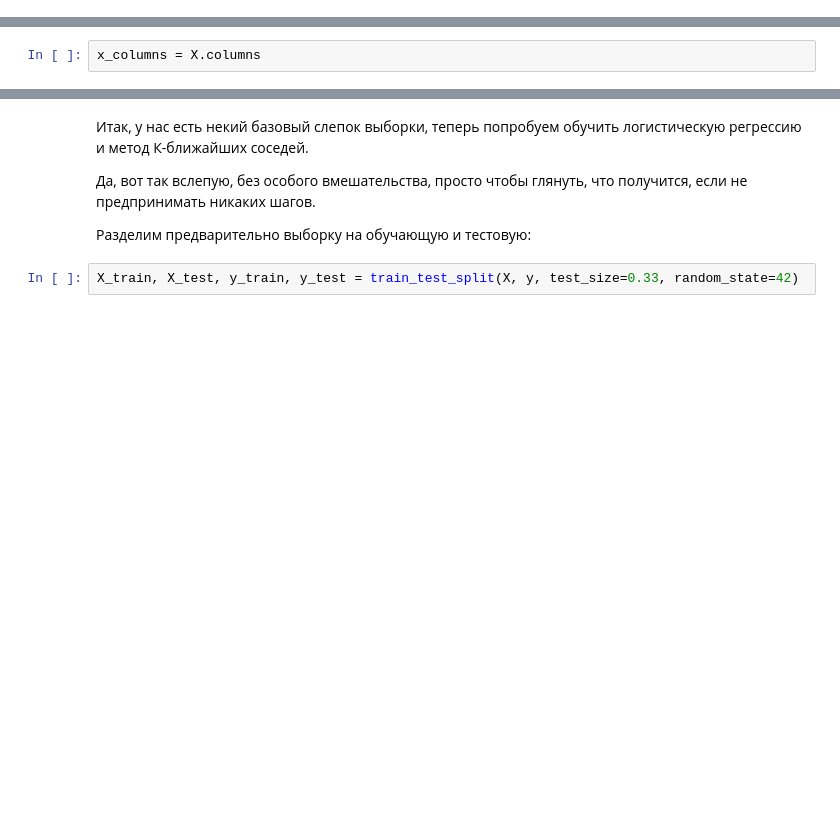
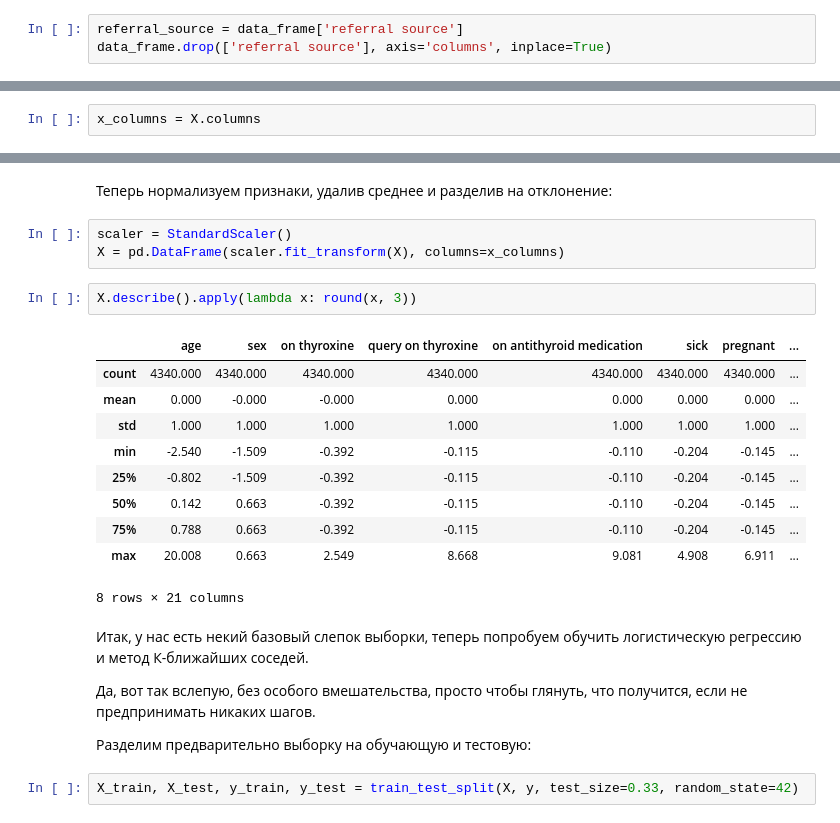
Before and after one commit to IooHooI/CLASSIFICATION_1, a Jupyter notebook: notebooks/SOLUTION.ipynb, the cells around one changed output, grey strips where cells are left out. Saved outputs shown, nothing was run; the diff lists cells and outputs as text; blank space fills up the shorter version.

```diff
--- a/notebooks/SOLUTION.ipynb
+++ b/notebooks/SOLUTION.ipynb
@@ -242,3 +309,6 @@ memory usage: 368.7+ KB
+# %%
+referral_source = data_frame['referral source']
+data_frame.drop(['referral source'], axis='columns', inplace=True)
 # %% [markdown]
 Отделим целевой признак (диагноз) от предикторов (первых 21 признаков):
 # %%
@@ -262,3 +373,21 @@ X.info()
+# %% [markdown]
+Теперь нормализуем признаки, удалив среднее и разделив на отклонение:
+# %%
+scaler = StandardScaler()
+X = pd.DataFrame(scaler.fit_transform(X), columns=x_columns)
+# %%
+X.describe().apply(lambda x: round(x, 3))
+# %% [output]
+|  | age | sex | on thyroxine | query on thyroxine | on antithyroid medication | sick | pregnant | ... |
+| count | 4340.000 | 4340.000 | 4340.000 | 4340.000 | 4340.000 | 4340.000 | 4340.000 | ... |
+| mean | 0.000 | -0.000 | -0.000 | 0.000 | 0.000 | 0.000 | 0.000 | ... |
+| std | 1.000 | 1.000 | 1.000 | 1.000 | 1.000 | 1.000 | 1.000 | ... |
+| min | -2.540 | -1.509 | -0.392 | -0.115 | -0.110 | -0.204 | -0.145 | ... |
+| 25% | -0.802 | -1.509 | -0.392 | -0.115 | -0.110 | -0.204 | -0.145 | ... |
+| 50% | 0.142 | 0.663 | -0.392 | -0.115 | -0.110 | -0.204 | -0.145 | ... |
+| 75% | 0.788 | 0.663 | -0.392 | -0.115 | -0.110 | -0.204 | -0.145 | ... |
+| max | 20.008 | 0.663 | 2.549 | 8.668 | 9.081 | 4.908 | 6.911 | ... |
+8 rows × 21 columns
 # %% [markdown]
 Итак, у нас есть некий базовый слепок выборки, теперь попробуем обучить логистическую регрессию и метод К-ближайших соседей.
 
```
Also changed, not shown: parts of 41 cells of this notebook.
